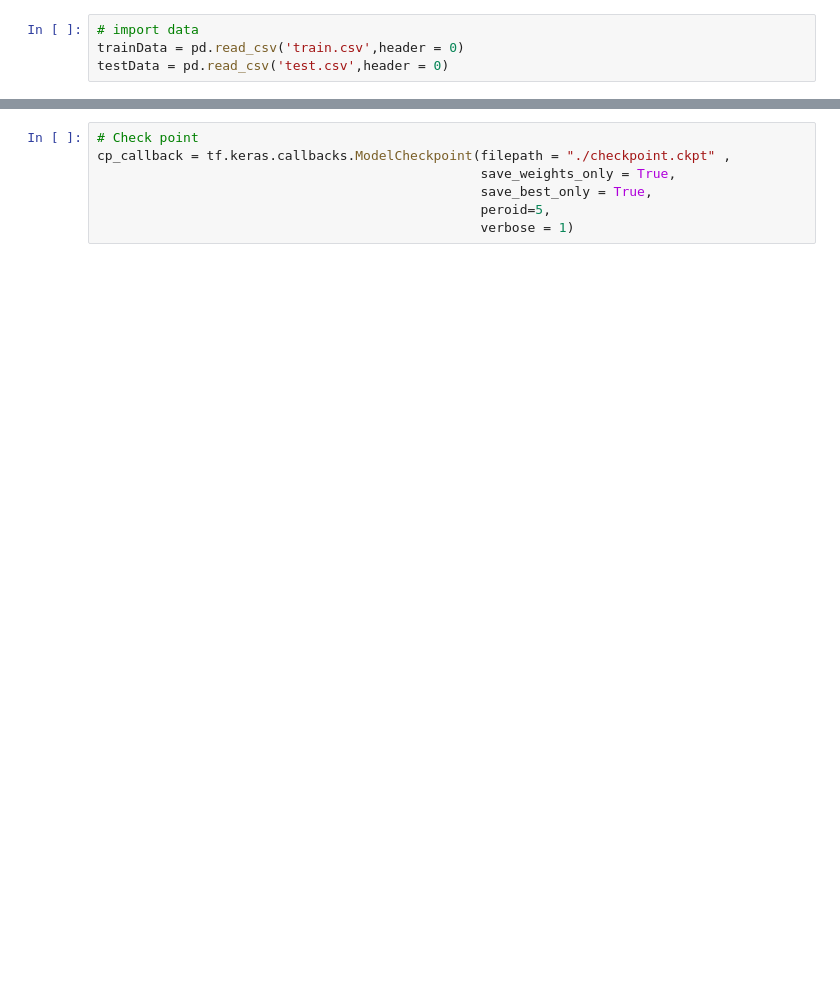
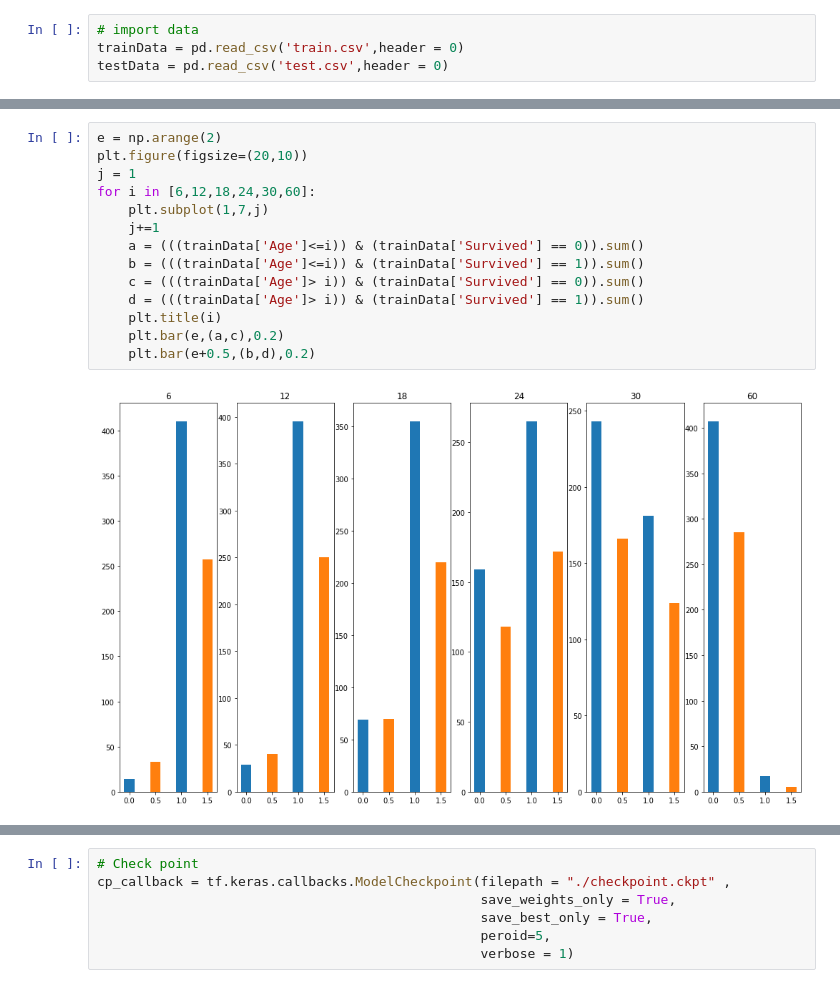
Before and after one commit to autumn192837465/Tensorflow2.0_Examples, a Jupyter notebook: Titanic_Kaggle_competition/Titantic.ipynb, the cells around one changed output, grey strips where cells are left out. Cells and saved outputs as stored; diff of their text form; blank space fills up the shorter version.

```diff
--- a/Titanic_Kaggle_competition/Titantic.ipynb
+++ b/Titanic_Kaggle_competition/Titantic.ipynb
@@ -92,3 +106,19 @@ trainData.head()
+# %%
+e = np.arange(2)
+plt.figure(figsize=(20,10))
+j = 1
+for i in [6,12,18,24,30,60]:
+    plt.subplot(1,7,j)
+    j+=1
+    a = (((trainData['Age']<=i)) & (trainData['Survived'] == 0)).sum()
+    b = (((trainData['Age']<=i)) & (trainData['Survived'] == 1)).sum()
+    c = (((trainData['Age']> i)) & (trainData['Survived'] == 0)).sum()
+    d = (((trainData['Age']> i)) & (trainData['Survived'] == 1)).sum()
+    plt.title(i)
+    plt.bar(e,(a,c),0.2)
+    plt.bar(e+0.5,(b,d),0.2)
+# %% [output]
+[figure, added]
 # %%
 def NormalizeData(data,columns):
     scaler = MinMaxScaler()
```
Also changed, not shown: parts of 16 cells of this notebook.
